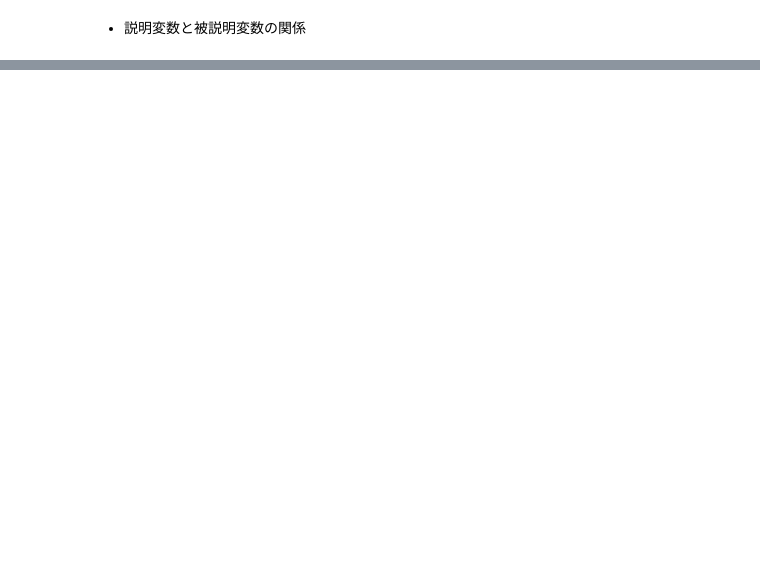
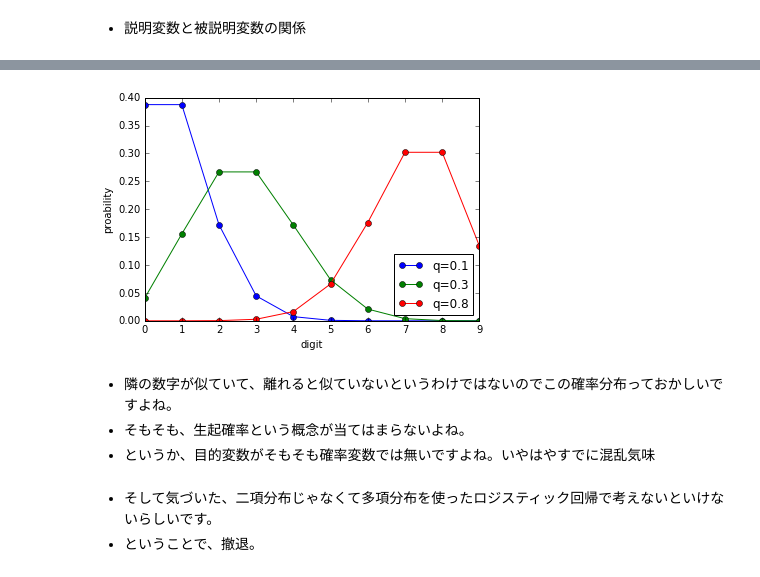
Before and after one commit to kyohei-koga/kaggle, a Jupyter notebook: 02digit_recognizer/04study_ligression_analysis.ipynb, the cells around one changed output, grey strips where cells are left out. Cells and saved outputs as stored; diff of their text form; code cells hidden in the pictures; blank space fills up the shorter version.

```diff
--- a/02digit_recognizer/04study_ligression_analysis.ipynb
+++ b/02digit_recognizer/04study_ligression_analysis.ipynb
@@ -59,0 +67,19 @@ X.describe()
+# %%
+from scipy.stats import binom
+x = np.arange(0,10,1)
+plt.plot(x,binom.pmf(x,9,0.1),'o-',label='q=0.1')
+plt.plot(x,binom.pmf(x,9,0.3),'o-',label='q=0.3')
+plt.plot(x,binom.pmf(x,9,0.8),'o-',label='q=0.8')
+plt.legend(loc='best')
+plt.xlabel('digit')
+plt.ylabel('proability')
+plt.show()
+# %% [output]
+[figure, added]
+# %% [markdown]
+- 隣の数字が似ていて、離れると似ていないというわけではないのでこの確率分布っておかしいですよね。
+- そもそも、生起確率という概念が当てはまらないよね。
+- というか、目的変数がそもそも確率変数では無いですよね。いやはやすでに混乱気味
+# %% [markdown]
+- そして気づいた、二項分布じゃなくて多項分布を使ったロジスティック回帰で考えないといけないらしいです。
+- ということで、撤退。
```
Also changed, not shown: parts of 7 cells of this notebook, 1 other file.
